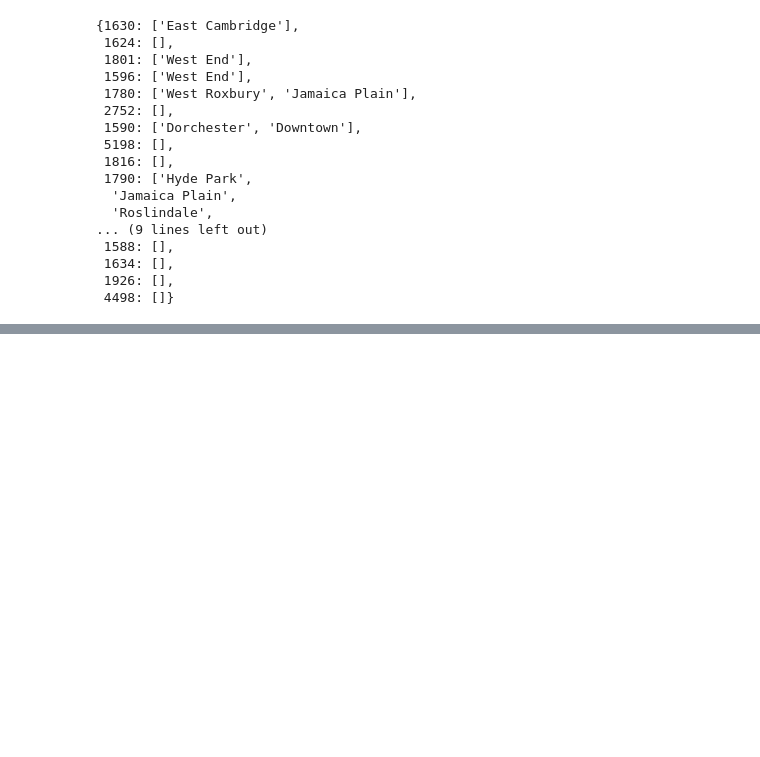
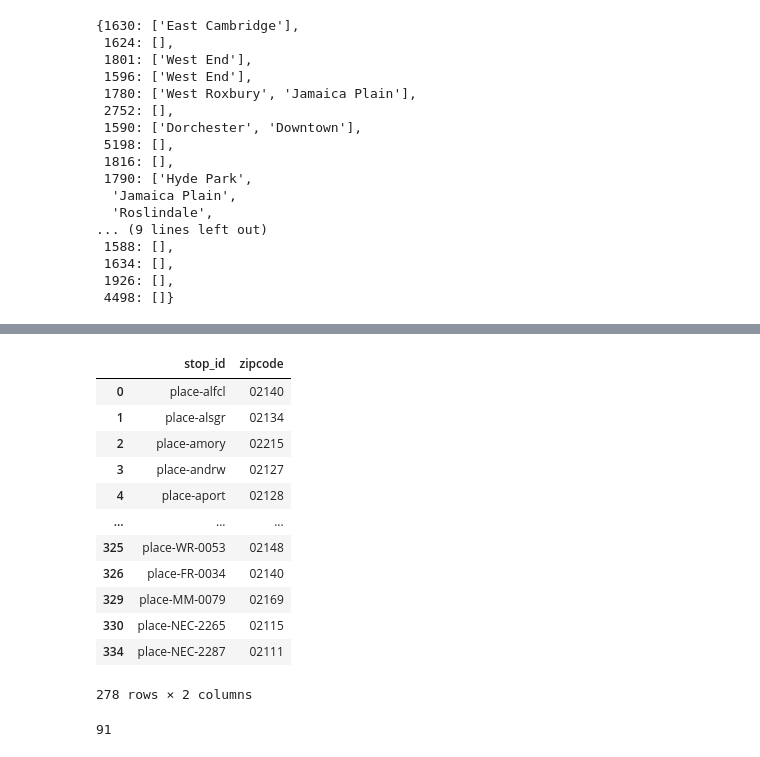
Before and after one commit to yoakiyama/zoning-dashboard-fp, a Jupyter notebook: data/transportation/mbta/mbta_ridership.ipynb, the cells around one changed output, grey strips where cells are left out. Cells and saved outputs as stored; diff of their text form; code cells hidden in the pictures; blank space fills up the shorter version.

```diff
--- a/data/transportation/mbta/mbta_ridership.ipynb
+++ b/data/transportation/mbta/mbta_ridership.ipynb
@@ -1051,0 +1040,35 @@ with open("./map_layers/MBTA_Commuter_Rail_lines_w_hoods_collapsed.geojson", "w"
+# %%
+stops_zip
+# %% [output]
+|  | stop_id | zipcode |
+| 0 | place-alfcl | 02140 |
+| 1 | place-alsgr | 02134 |
+| 2 | place-amory | 02215 |
+| 3 | place-andrw | 02127 |
+| 4 | place-aport | 02128 |
+| ... | ... | ... |
+| 325 | place-WR-0053 | 02148 |
+| 326 | place-FR-0034 | 02140 |
+| 329 | place-MM-0079 | 02169 |
+| 330 | place-NEC-2265 | 02115 |
+| 334 | place-NEC-2287 | 02111 |
+278 rows × 2 columns
+# %%
+# Dropping NA zipcodes and neighborhoods is just removing
+# stops outside of Boston/Cambridge, which is fine for us.
+stops_for_map =  (want_stops
+                  .merge(stops_zip, on="stop_id")
+                  .loc[lambda x: ~x.zipcode.isna()]
+                  .assign(
+                      neighborhood=lambda x: x.zipcode.astype(int).map(all_zip_map),
+                  )
+                  .loc[lambda x: ~x.neighborhood.isna()]
+                  .rename(columns={
+                      "stop_lat": "latitude",
+                      "stop_lon": "longitude",
+
+                  })
+                  [["stop_id", "stop_name", "zipcode", "neighborhood", "latitude", "longitude"]])
+len(stops_for_map)
+# %% [output]
+91
```
Also changed, not shown: parts of 5 cells of this notebook, 1 other file.
